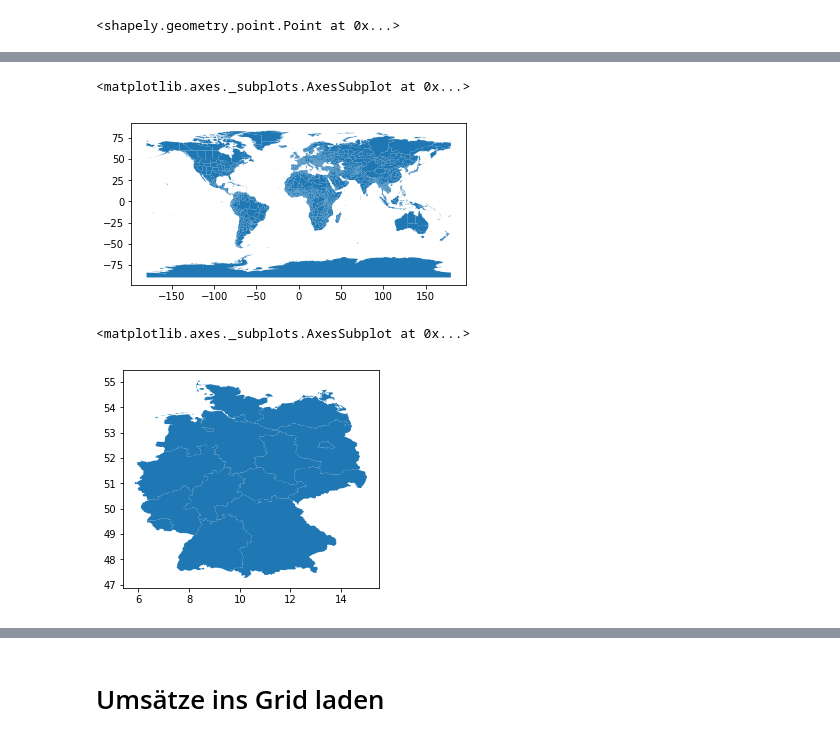
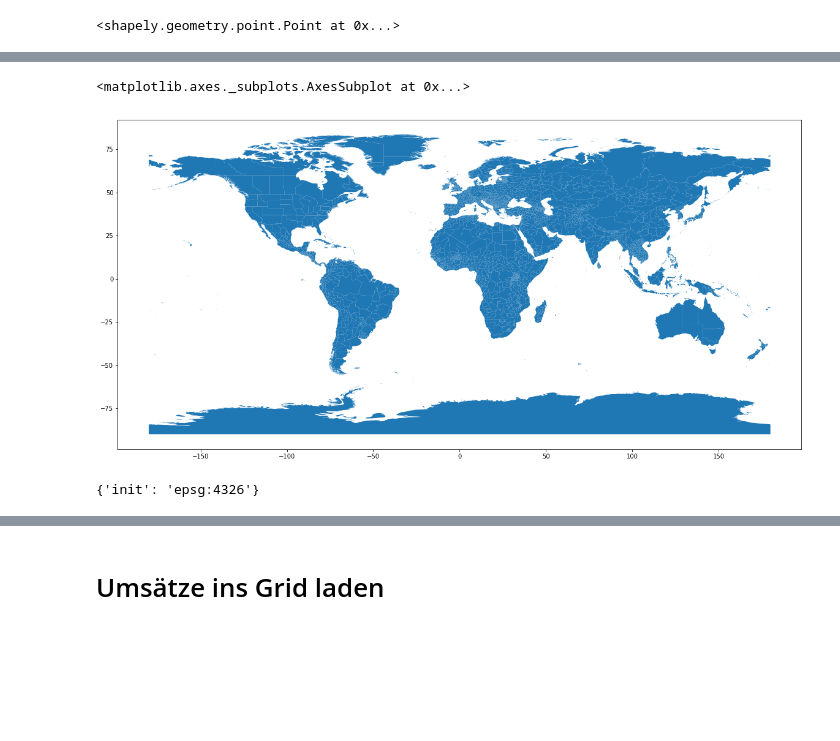
Before and after one commit to mborus/barcamp_2019_datenvisualisierung_auf_landkarten, a Jupyter notebook: auswertung.ipynb, the cells around one changed output, grey strips where cells are left out. Cells and saved outputs as stored; diff of their text form; code cells hidden in the pictures; blank space fills up the shorter version.

```diff
--- a/auswertung.ipynb
+++ b/auswertung.ipynb
@@ -157,17 +124,19 @@ gdf_p.plot();
 # %%
 world = gpd.read_file(str(MAPDATA))
-# %%
-world.plot()
-# %% [output]
-<matplotlib.axes._subplots.AxesSubplot at 0x...>
-[figure, removed]
+# %%
+fig, ax = plt.subplots(figsize=(20,20))
+world.plot(ax=ax)
+# %% [output]
+<matplotlib.axes._subplots.AxesSubplot at 0x...>
+[figure, added]
+# %%
+# Exkurs: Projektion (Coordinate Reference Systems - CRS) WGS84 Latitude/Longitude
+
+world.crs
+# %% [output]
+{'init': 'epsg:4326'}
 # %%
 gdf_ger = world[world['iso_a2'].isin(['DE'])]
-# %%
-gdf_ger.plot()
-# %% [output]
-<matplotlib.axes._subplots.AxesSubplot at 0x...>
-[figure, removed]
 # %%
 fig, ax = plt.subplots(figsize=(20,20))
 gdf_ger[gdf_ger.name=='Schleswig-Holstein'].plot(ax=ax, edgecolor="black")
```
Also changed, not shown: parts of 28 cells of this notebook, 1 other file.
